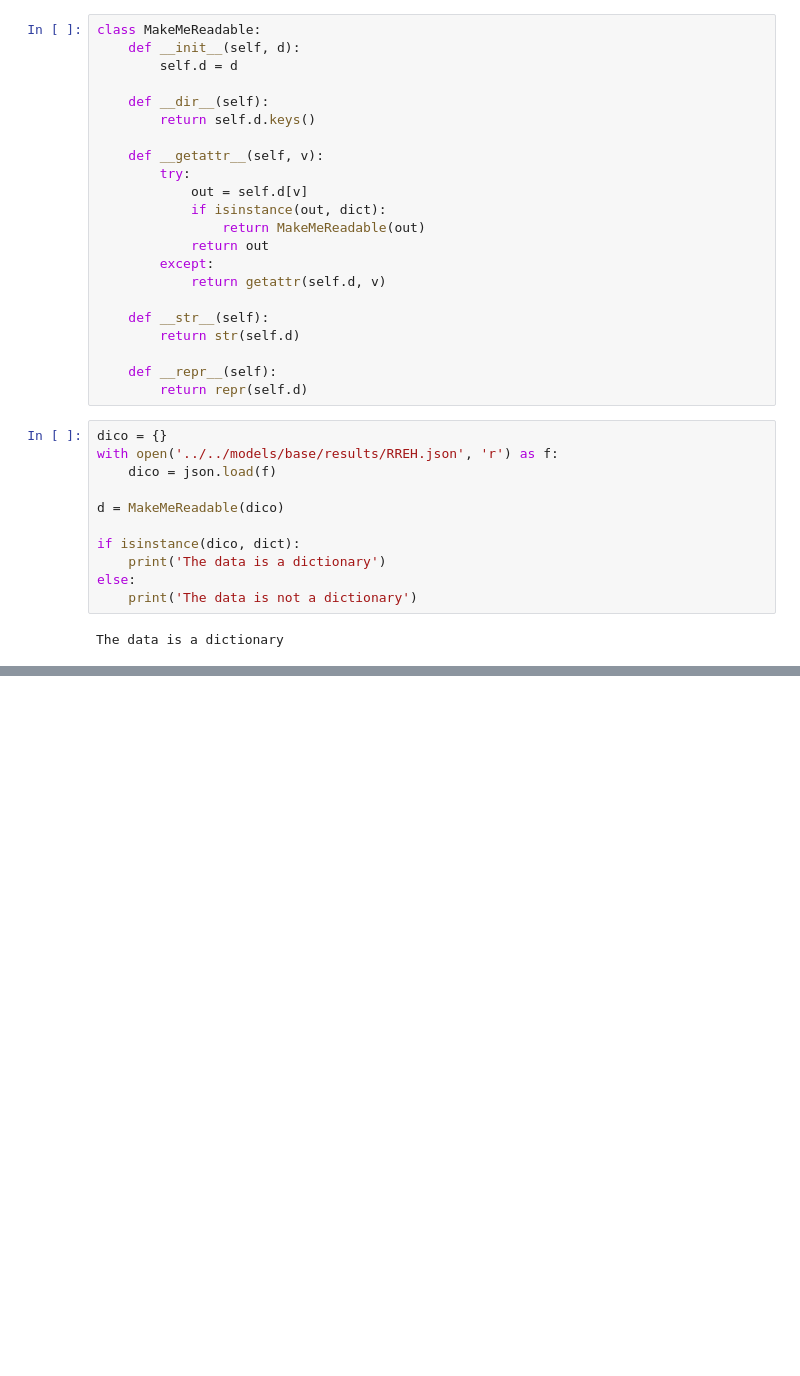
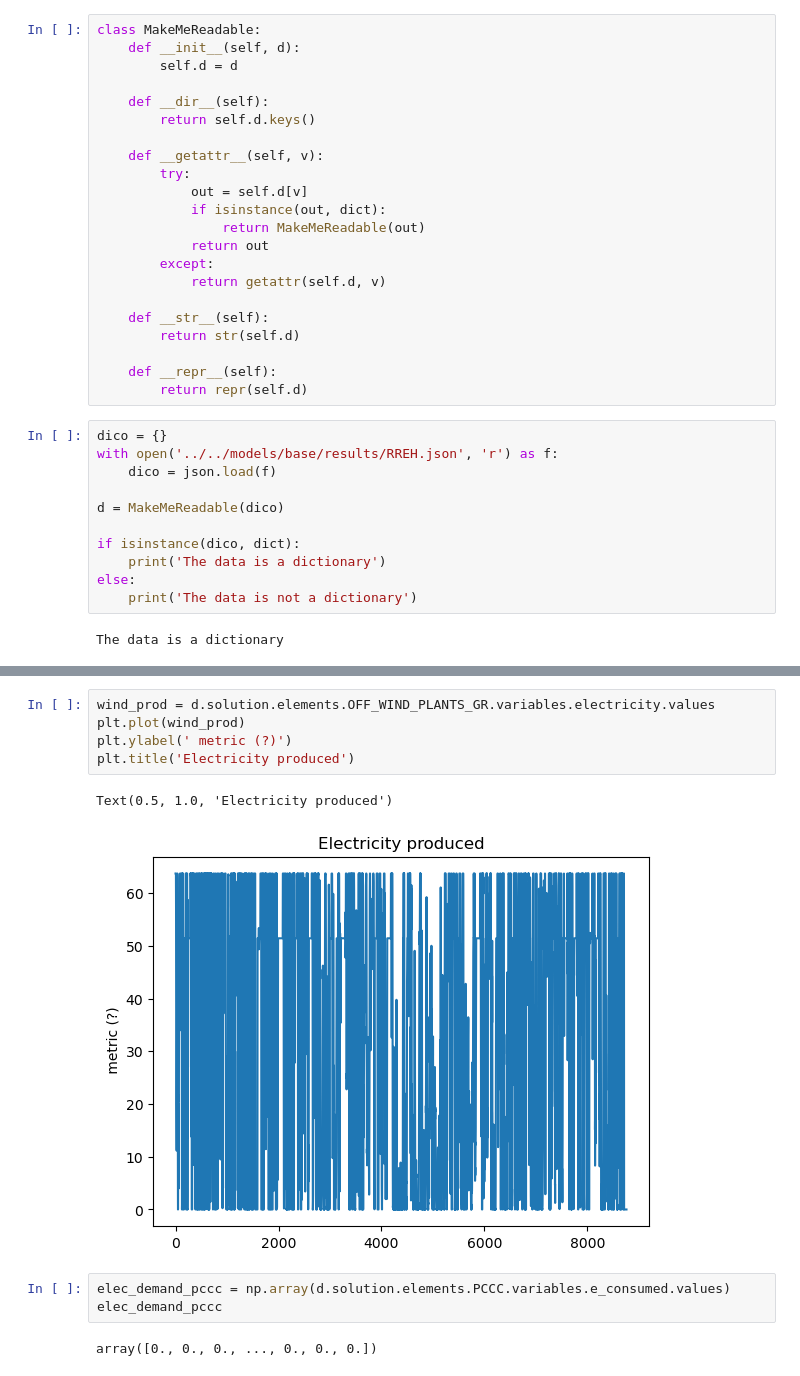
Before and after one commit to giooms/RREH_thesis, a Jupyter notebook: scripts/analysis/Simple_analysis.ipynb, the cells around one changed output, grey strips where cells are left out. Drawn from its saved outputs; the diff is of its cells as text; blank space fills up the shorter version.

```diff
--- a/scripts/analysis/Simple_analysis.ipynb
+++ b/scripts/analysis/Simple_analysis.ipynb
@@ -152,0 +176,13 @@ True
+# %%
+wind_prod = d.solution.elements.OFF_WIND_PLANTS_GR.variables.electricity.values
+plt.plot(wind_prod)
+plt.ylabel(' metric (?)')
+plt.title('Electricity produced')
+# %% [output]
+Text(0.5, 1.0, 'Electricity produced')
+[figure, added]
+# %%
+elec_demand_pccc = np.array(d.solution.elements.PCCC.variables.e_consumed.values)
+elec_demand_pccc
+# %% [output]
+array([0., 0., 0., ..., 0., 0., 0.])
```
Also changed, not shown: parts of 13 cells of this notebook, 11 other files.
